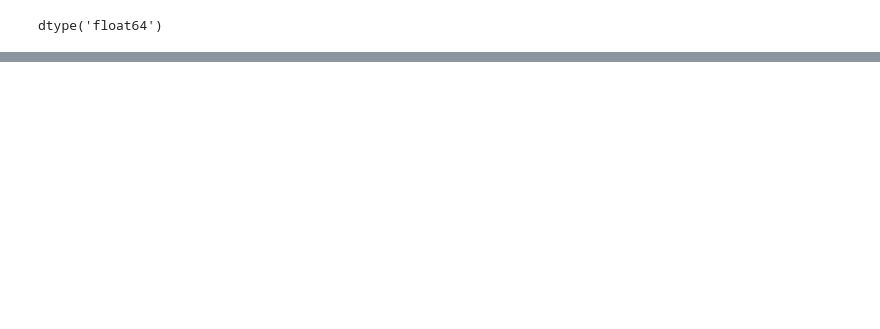
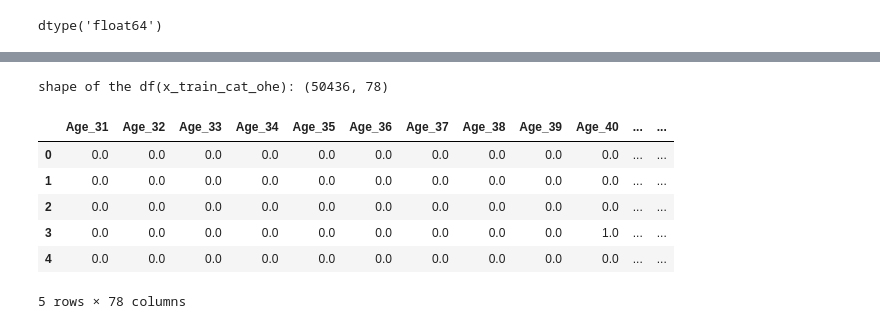
Before and after one commit to bhaskarnn9/AnalyticsVidhyaHackathon, a Jupyter notebook: src/VidhyaAnalytics.ipynb, the cells around one changed output, grey strips where cells are left out. Drawn from its saved outputs; the diff is of its cells as text; code cells hidden in the pictures; blank space fills up the shorter version.

```diff
--- a/src/VidhyaAnalytics.ipynb
+++ b/src/VidhyaAnalytics.ipynb
@@ -599,0 +624,3 @@ age
+# %%
+y = train_data['outcome_favourable']
+y.head()
@@ -599,0 +635,6 @@ age
+# %%
+cat_attr = list(X.select_dtypes('category').columns)
+num_attr = list(X.columns.difference(cat_attr))
+# %%
+from sklearn.model_selection import train_test_split
+X_train, X_valid, y_train, y_valid = train_test_split(X, y, test_size=0.33, random_state=42)
@@ -599,0 +719,11 @@ age
+# %%
+from sklearn.preprocessing import OneHotEncoder
+## LabelEncoder
+onehotencoder = OneHotEncoder(handle_unknown='ignore')
+## Fit method
+# onehotencoder = onehotencoder.fit(X_train[cat_attr])
+onehotencoder = onehotencoder.fit(X[cat_attr])
+## Get names for new columns
+ohe_cat_col_names = onehotencoder.get_feature_names(cat_attr)
+## Print the above columns names
+ohe_cat_col_names
@@ -599,0 +748,15 @@ age
+# %%
+## Encode x_train category columns
+x_train_cat_ohe = onehotencoder.transform(X_train[cat_attr]).toarray()
+x_train_cat_ohe = pd.DataFrame(x_train_cat_ohe, columns=ohe_cat_col_names)
+print_shape(x_train_cat_ohe)
+x_train_cat_ohe.head()
+# %% [output]
+shape of the df(x_train_cat_ohe): (50436, 78)
+|  | Age_31 | Age_32 | Age_33 | Age_34 | Age_35 | Age_36 | Age_37 | Age_38 | Age_39 | Age_40 | ... | ... |
+| 0 | 0.0 | 0.0 | 0.0 | 0.0 | 0.0 | 0.0 | 0.0 | 0.0 | 0.0 | 0.0 | ... | ... |
+| 1 | 0.0 | 0.0 | 0.0 | 0.0 | 0.0 | 0.0 | 0.0 | 0.0 | 0.0 | 0.0 | ... | ... |
+| 2 | 0.0 | 0.0 | 0.0 | 0.0 | 0.0 | 0.0 | 0.0 | 0.0 | 0.0 | 0.0 | ... | ... |
+| 3 | 0.0 | 0.0 | 0.0 | 0.0 | 0.0 | 0.0 | 0.0 | 0.0 | 0.0 | 1.0 | ... | ... |
+| 4 | 0.0 | 0.0 | 0.0 | 0.0 | 0.0 | 0.0 | 0.0 | 0.0 | 0.0 | 0.0 | ... | ... |
+5 rows × 78 columns
```
Also changed, not shown: parts of 68 cells of this notebook, 7 other files.
